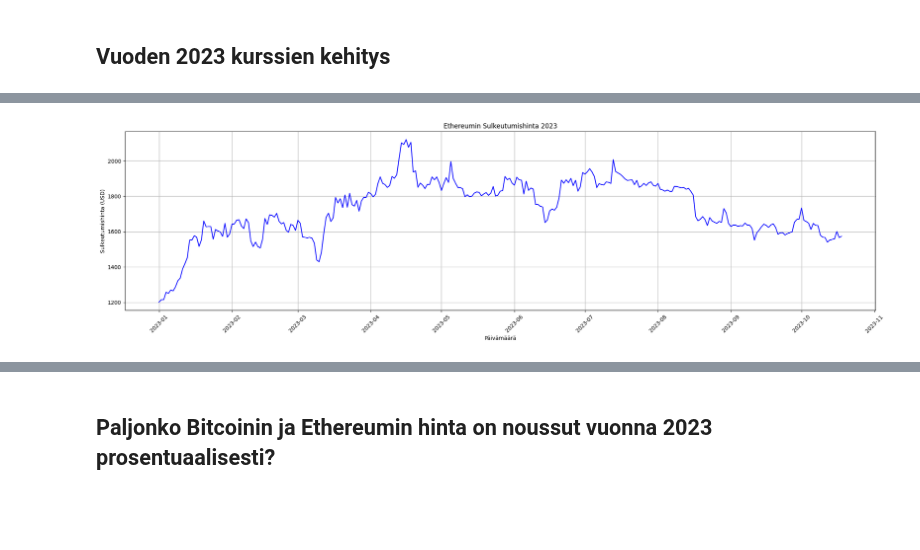
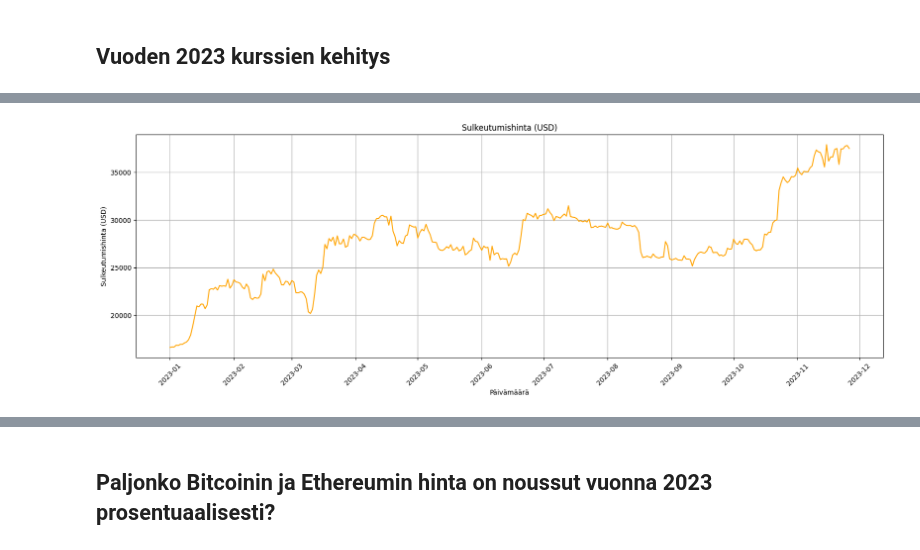
Before and after one commit to awonfs/analysoinnin_perusteet_2023, a Jupyter notebook: BitcoinProjectWork.ipynb, the cells around one changed output, grey strips where cells are left out. Cells and saved outputs as stored; diff of their text form; code cells hidden in the pictures; blank space fills up the shorter version.

Commit message:
Refactor for cells showing diagrams

```diff
--- a/BitcoinProjectWork.ipynb
+++ b/BitcoinProjectWork.ipynb
@@ -53,15 +53,15 @@ usd_2023.set_index('Date', inplace=True)
 
 # Tarkista duplikaatit ja puuttuvat arvot
 def tarkista_duplikaatit_ja_puuttuvat_arvot(data,label):
+    # Duplikaatit
+    duplicate_rows = data.duplicated().sum()
+    print("Duplikaattien määrä ", label, duplicate_rows, "kpl")
     # Puuttuvat arvot
     missing_values_count = data.isnull().sum()
     total_cells = np.prod(data.shape)
     total_missing = missing_values_count.sum()
     per_of_missing_data = (total_missing/total_cells) * 100
     print("Puuttuvat arvot prosentteina", label, int(per_of_missing_data), "%")
-    # Duplikaatit
-    duplicate_rows = data.duplicated().sum()
-    print("Duplikaattien määrä", label, duplicate_rows, "kpl")
 
 # Poista duplikaatit
 def poista_duplikaatit(data):
@@ -70,5 +70,28 @@ def poista_duplikaatit(data):
 # Poista rivit joissa on puuttuvia arvoja
 def poista_puuttuvat_arvot(data):
     data.dropna(inplace=True)
+
+def hintakehitys_vuosien_aikana(label, color, data, title):
+    plt.figure(figsize=(50, 6))
+    plt.subplot(1, 2, 1)
+    plt.plot(data["Close"], label=label, color=color)
+    plt.title(title)
+    plt.xlabel('Date')
+    plt.ylabel('Closing Price (USD)')
+    plt.grid(True)
+    plt.show()
+
+def hintakehitys_2023(label, color, data, title):
+    plt.figure(figsize=(20, 6))
+    plt.plot(data['Close'], label=label, color=color)
+    plt.title(title)
+    plt.xlabel('Päivämäärä')
+    plt.ylabel('Sulkeutumishinta (USD)')
+    # Asetetaan x-akselille kuukausittaiset merkinnät
+    plt.gca().xaxis.set_major_locator(mdates.MonthLocator())
+    plt.gca().xaxis.set_major_formatter(mdates.DateFormatter('%Y-%m'))
+    plt.xticks(rotation=45)
+    plt.grid(True)
+    plt.show()
 # %%
 # Tarkistetaan duplikaatit ja puuttuvat arvot
@@ -157,14 +149,5 @@ plt.show()
-# %%
-# ETH 2023
-plt.figure(figsize=(25, 6))
-plt.plot(eth_2023['Close'], label='Ethereum', color='blue')
-plt.title('Ethereumin Sulkeutumishinta 2023')
-plt.xlabel('Päivämäärä')
-plt.ylabel('Sulkeutumishinta (USD)')
-plt.gca().xaxis.set_major_locator(mdates.MonthLocator())
-plt.gca().xaxis.set_major_formatter(mdates.DateFormatter('%Y-%m'))
-plt.xticks(rotation=45)
-plt.grid(True)
-plt.show()
-# %% [output]
-[figure, removed]
+# %%
+
+hintakehitys_2023("Bitcoin", "orange", btc_2023, "Sulkeutumishinta (USD)")
+# %% [output]
+[figure, added]
```
Also changed, not shown: parts of 8 cells of this notebook.
